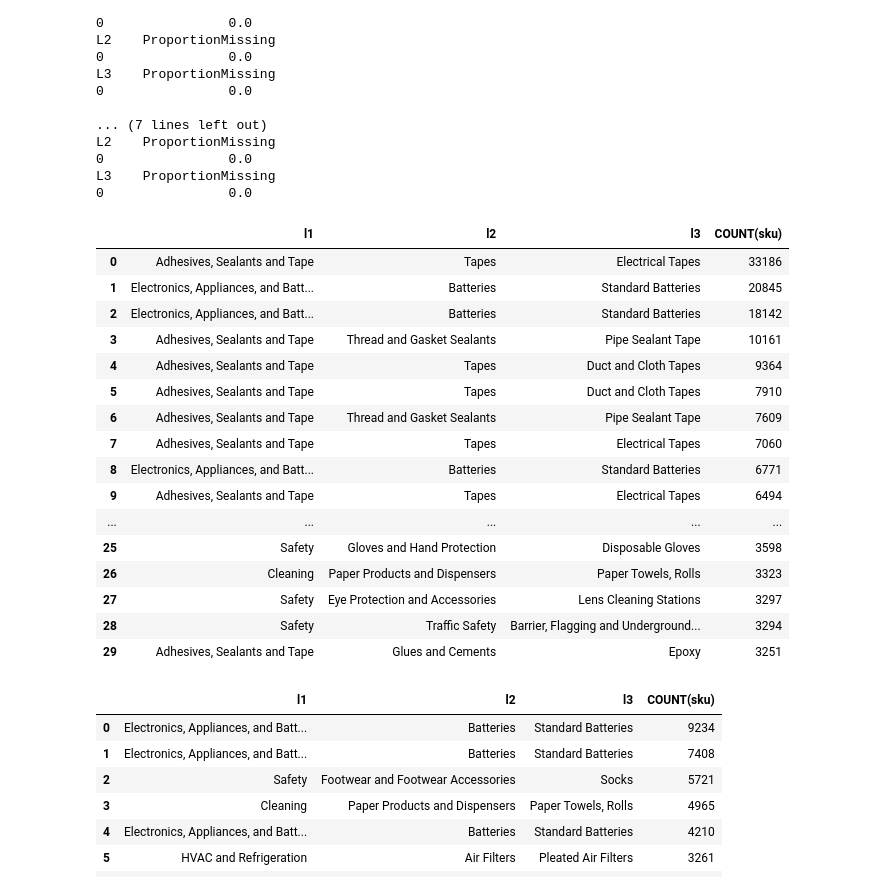
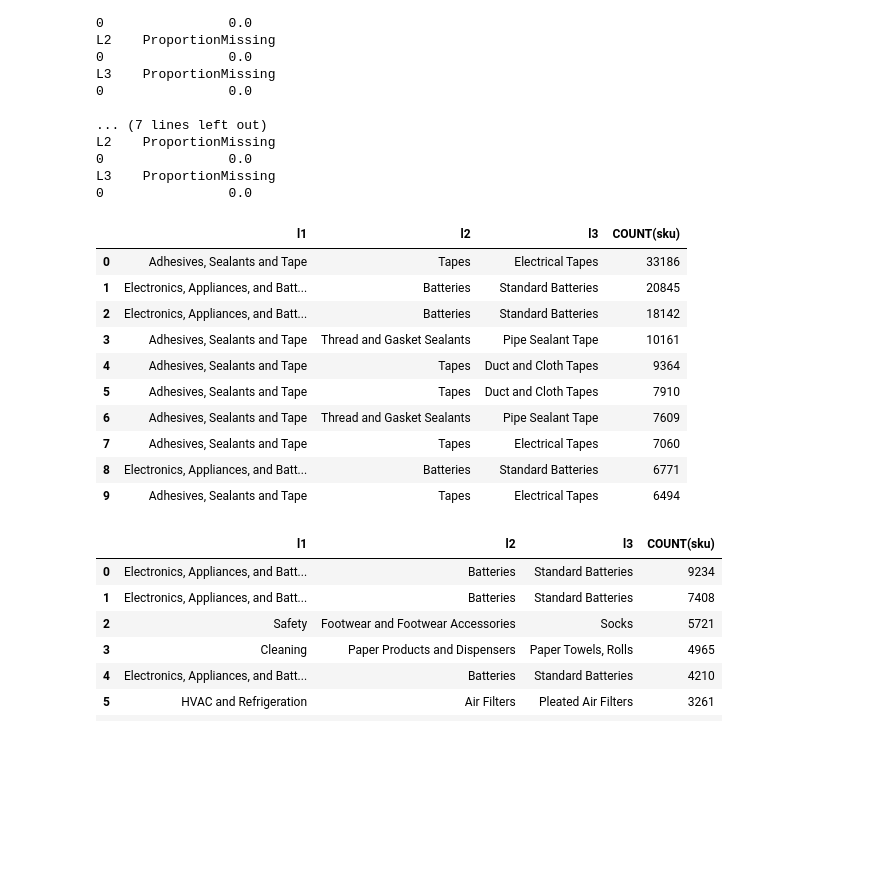
Before and after one commit to deejayrusso/E-Commerce-Recommendations, a Jupyter notebook: E-Commerce Recommendation Notebook.ipynb, the cells around one changed output. Drawn from its saved outputs; the diff is of its cells as text; code cells hidden in the pictures; blank space fills up the shorter version.

```diff
--- a/E-Commerce Recommendation Notebook.ipynb
+++ b/E-Commerce Recommendation Notebook.ipynb
@@ -79,29 +80,23 @@ L2    ProportionMissing
 L3    ProportionMissing
 0                0.0
 # %%
-# See what items sell the most with same transaction as adhesives and sealants, top 30 to find 3 different complement categories
-pd.read_sql_query("SELECT l1,l2, l3, COUNT(sku) FROM ans_transactions GROUP BY sku ORDER BY COUNT(sku) DESC LIMIT 30;", con)
+# See what items sell the most with same transaction as adhesives and sealants
+pd.read_sql_query("SELECT l1,l2, l3, COUNT(sku) FROM ans_transactions GROUP BY sku ORDER BY COUNT(sku) DESC LIMIT 10;", con)
 
 # Batteries are the most sold sku that are not in adhesives and sealants category, followed by hand wipes, gloves, and
 # paper towels. This makes batteries, cleaning supplies, and safety items the most purchased complements.
 # %% [output]
 |  | l1 | l2 | l3 | COUNT(sku) |
 | 0 | Adhesives, Sealants and Tape | Tapes | Electrical Tapes | 33186 |
 | 1 | Electronics, Appliances, and Batt... | Batteries | Standard Batteries | 20845 |
 | 2 | Electronics, Appliances, and Batt... | Batteries | Standard Batteries | 18142 |
 | 3 | Adhesives, Sealants and Tape | Thread and Gasket Sealants | Pipe Sealant Tape | 10161 |
 | 4 | Adhesives, Sealants and Tape | Tapes | Duct and Cloth Tapes | 9364 |
 | 5 | Adhesives, Sealants and Tape | Tapes | Duct and Cloth Tapes | 7910 |
 | 6 | Adhesives, Sealants and Tape | Thread and Gasket Sealants | Pipe Sealant Tape | 7609 |
 | 7 | Adhesives, Sealants and Tape | Tapes | Electrical Tapes | 7060 |
 | 8 | Electronics, Appliances, and Batt... | Batteries | Standard Batteries | 6771 |
 | 9 | Adhesives, Sealants and Tape | Tapes | Electrical Tapes | 6494 |
-| ... | ... | ... | ... | ... |
-| 25 | Safety | Gloves and Hand Protection | Disposable Gloves | 3598 |
-| 26 | Cleaning | Paper Products and Dispensers | Paper Towels, Rolls | 3323 |
-| 27 | Safety | Eye Protection and Accessories | Lens Cleaning Stations | 3297 |
-| 28 | Safety | Traffic Safety | Barrier, Flagging and Underground... | 3294 |
-| 29 | Adhesives, Sealants and Tape | Glues and Cements | Epoxy | 3251 |
 # %%
 # See what are top 10 items in ALL transactons
 pd.read_sql_query("SELECT l1,l2, l3, COUNT(sku) FROM all_trans GROUP BY sku ORDER BY COUNT(sku) DESC LIMIT 10;", con)
```
Also changed, not shown: parts of 27 cells of this notebook.
